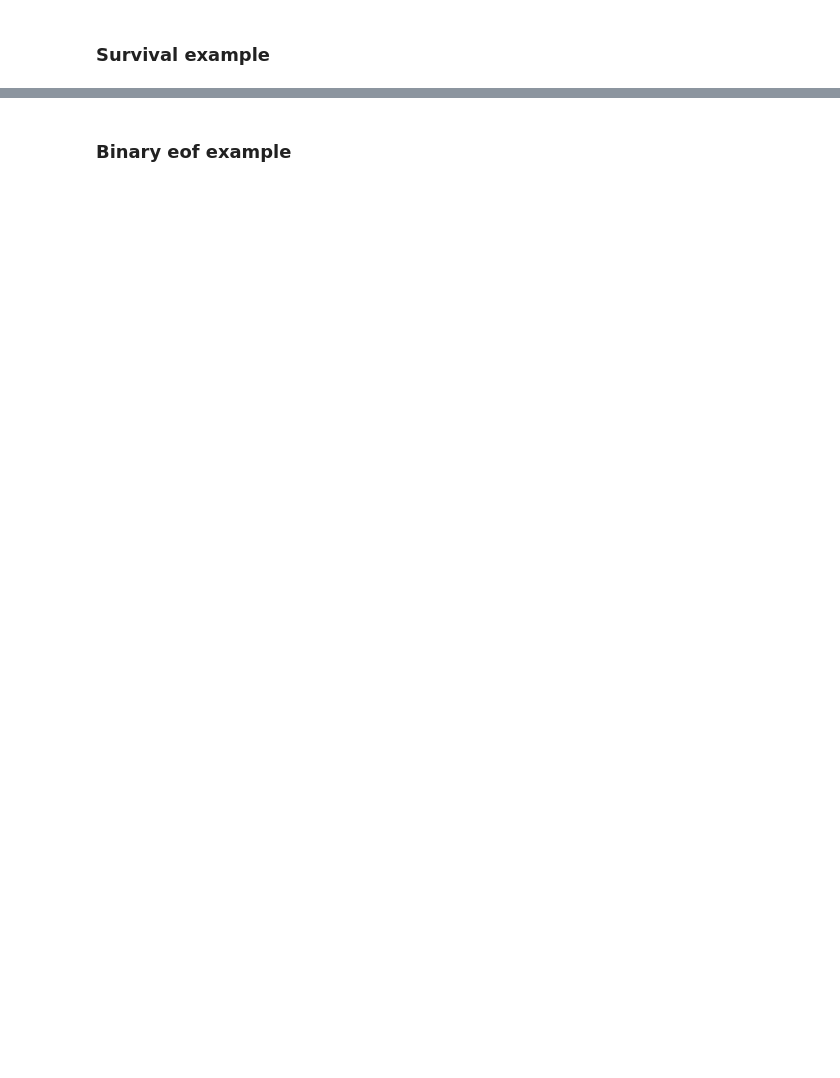
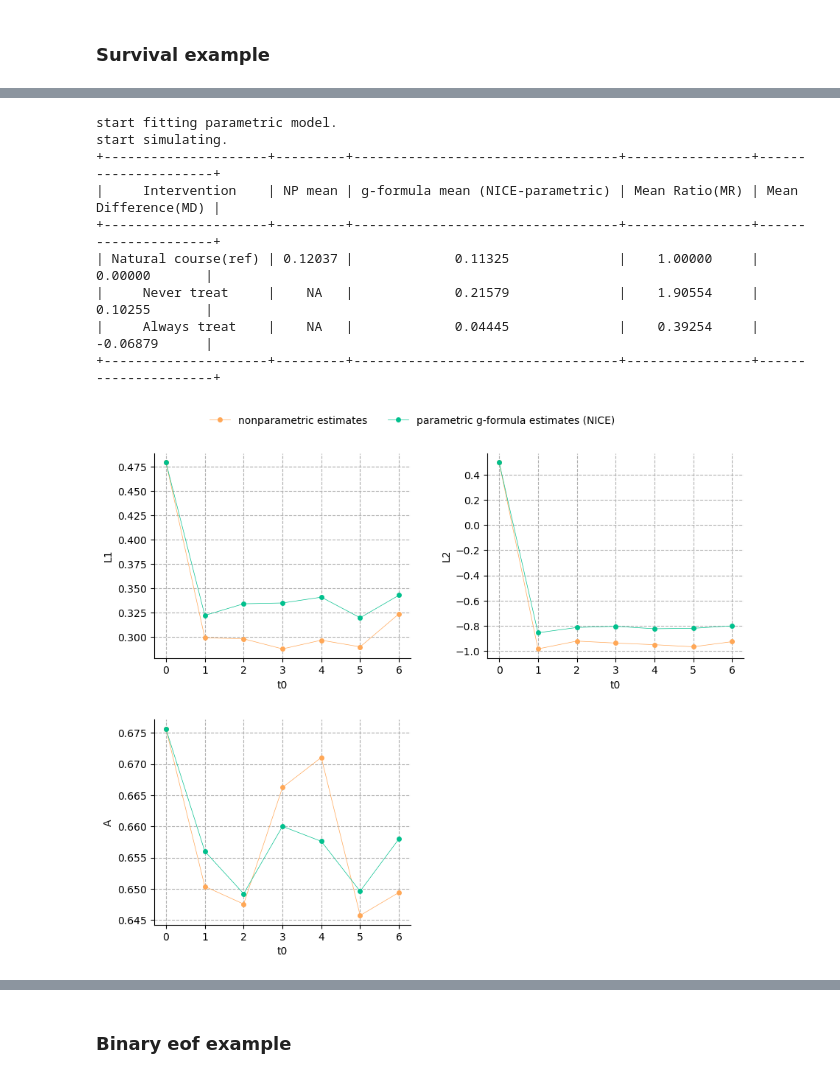
Before and after one commit to BorjaGIH/CovidVax_DM, a Jupyter notebook: Deprecated/py_gformula_example_toydata.ipynb, the cells around one changed output, grey strips where cells are left out. Saved outputs shown, nothing was run; the diff lists cells and outputs as text; code cells hidden in the pictures; blank space fills up the shorter version.

```diff
--- a/Deprecated/py_gformula_example_toydata.ipynb
+++ b/Deprecated/py_gformula_example_toydata.ipynb
@@ -121,0 +84,48 @@ Wall time: 19.1 s
+# %%
+%%time
+
+time_name = 't0'
+id = 'id'
+
+covnames = ['L1', 'L2', 'A']
+covtypes = ['binary', 'bounded normal', 'binary']
+covmodels = ['L1 ~ lag1_A + t0',
+           'L2 ~ lag1_A + L1 + L3 + t0',
+           'A ~ lag1_A + L1 + L2 + L3 + t0']
+
+basecovs = ['L3']
+
+outcome_name = 'Y'
+
+outcome_type = 'binary_eof'
+ymodel = 'Y ~ L1 + L2 + L3 + A + lag1_A + lag1_L1 + lag1_L2 + t0'
+#ymodel_type = 'Random_forest'
+ymodel_type = None
+
+
+time_points = np.max(np.unique(obs_data[time_name])) + 1
+int_descript = ['Never treat', 'Always treat']
+
+g = ParametricGformula(obs_data = obs_data, id = id, time_name=time_name,
+             time_points = time_points, int_descript = int_descript,
+             covnames=covnames, covtypes=covtypes,
+             covmodels=covmodels, basecovs=basecovs,
+             outcome_name=outcome_name, ymodel=ymodel, ymodel_type=ymodel_type, outcome_type=outcome_type,
+             Intervention1_A = [static, np.zeros(time_points)],
+             Intervention2_A = [static, np.ones(time_points)],
+             nsamples=0, parallel=True, ncores=18)
+g.fit()
+g.plot_natural_course()
+#g.plot_interventions()
+print('********************************************************************')
+# %% [output]
+start fitting parametric model.
+start simulating.
++---------------------+---------+----------------------------------+----------------+---------------------+
+|     Intervention    | NP mean | g-formula mean (NICE-parametric) | Mean Ratio(MR) | Mean Difference(MD) |
++---------------------+---------+----------------------------------+----------------+---------------------+
+| Natural course(ref) | 0.12037 |             0.11325              |    1.00000     |       0.00000       |
+|     Never treat     |    NA   |             0.21579              |    1.90554     |       0.10255       |
+|     Always treat    |    NA   |             0.04445              |    0.39254     |       -0.06879      |
++---------------------+---------+----------------------------------+----------------+---------------------+
+[figure, added]
```
Also changed, not shown: parts of 11 cells of this notebook, 4 other files.
